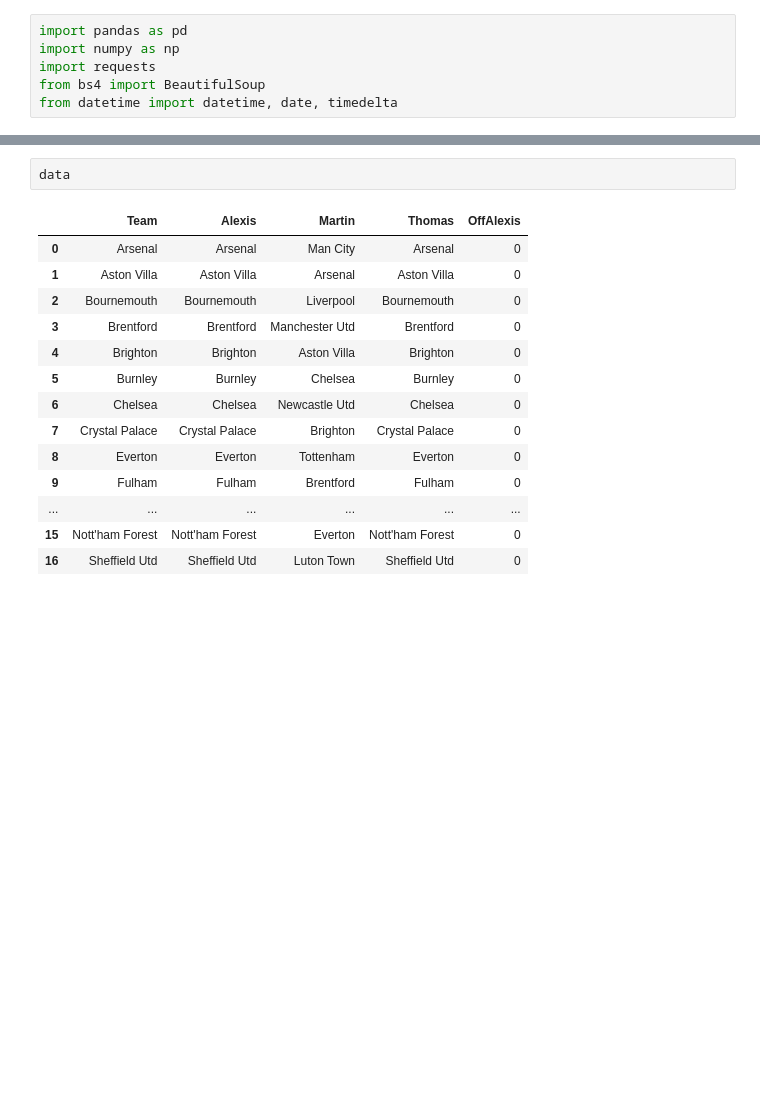
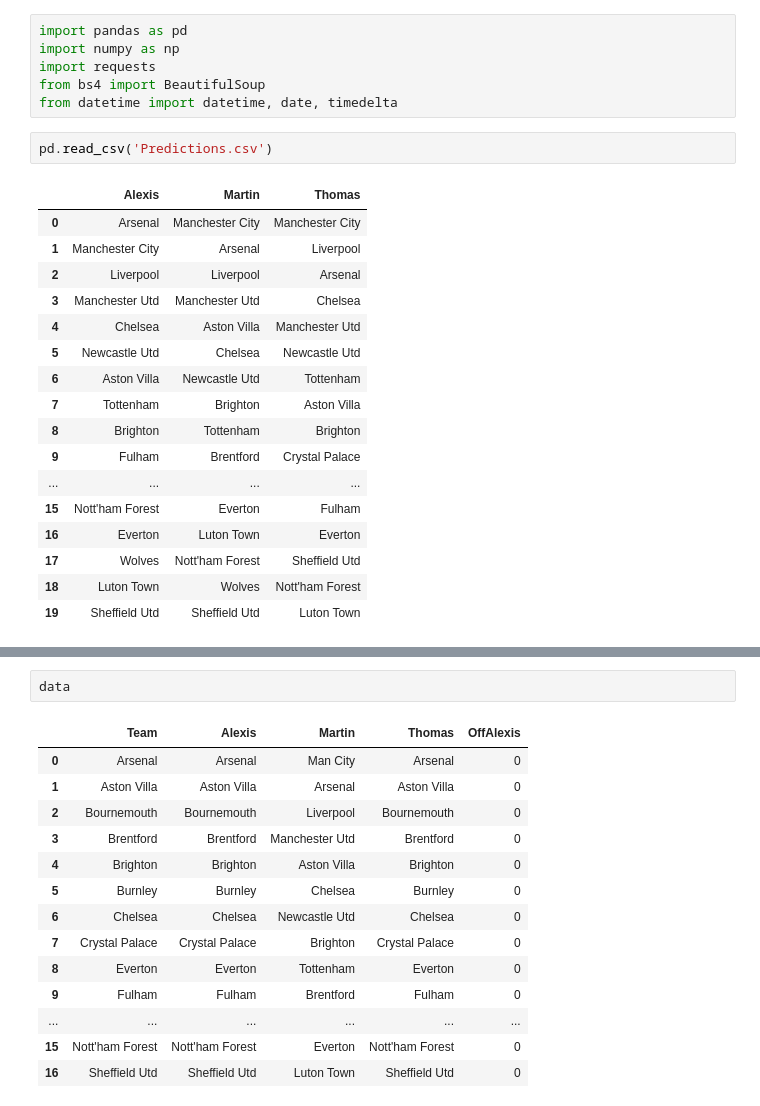
Before and after one commit to martinbog19/pl-predictions, a Jupyter notebook: hk.ipynb, the cells around one changed output, grey strips where cells are left out. Saved outputs shown, nothing was run; the diff lists cells and outputs as text; blank space fills up the shorter version.

```diff
--- a/hk.ipynb
+++ b/hk.ipynb
@@ -4,5 +4,25 @@ import numpy as np
 import requests
 from bs4 import BeautifulSoup
 from datetime import datetime, date, timedelta
+# %%
+pd.read_csv('Predictions.csv')
+# %% [output]
+|  | Alexis | Martin | Thomas |
+| 0 | Arsenal | Manchester City | Manchester City |
+| 1 | Manchester City | Arsenal | Liverpool |
+| 2 | Liverpool | Liverpool | Arsenal |
+| 3 | Manchester Utd | Manchester Utd | Chelsea |
+| 4 | Chelsea | Aston Villa | Manchester Utd |
+| 5 | Newcastle Utd | Chelsea | Newcastle Utd |
+| 6 | Aston Villa | Newcastle Utd | Tottenham |
+| 7 | Tottenham | Brighton | Aston Villa |
+| 8 | Brighton | Tottenham | Brighton |
+| 9 | Fulham | Brentford | Crystal Palace |
+| ... | ... | ... | ... |
+| 15 | Nott'ham Forest | Everton | Fulham |
+| 16 | Everton | Luton Town | Everton |
+| 17 | Wolves | Nott'ham Forest | Sheffield Utd |
+| 18 | Luton Town | Wolves | Nott'ham Forest |
+| 19 | Sheffield Utd | Sheffield Utd | Luton Town |
 # %%
 # Read in the predictions
```
Also changed, not shown: parts of 1 cell of this notebook.
